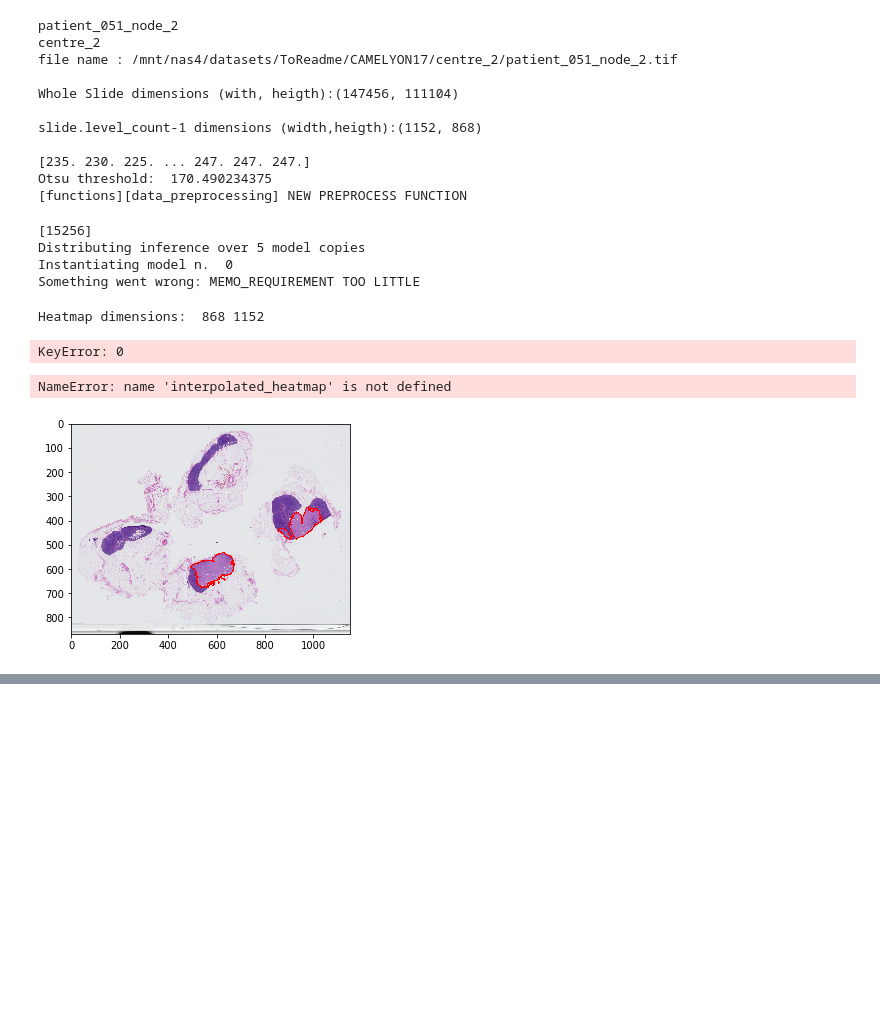
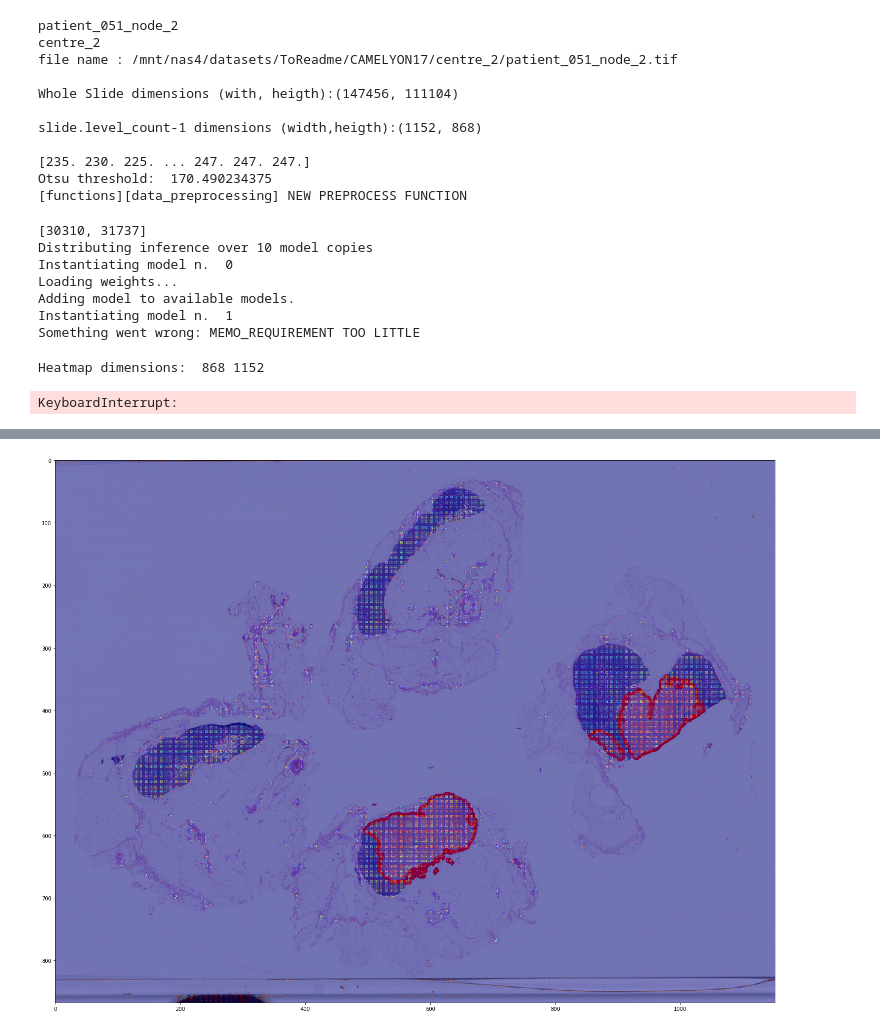
Before and after one commit to medgift/PROCESS_L3, a Jupyter notebook: DHeatmap.ipynb, the cells around one changed output, grey strips where cells are left out. Saved outputs shown, nothing was run; the diff lists cells and outputs as text; code cells hidden in the pictures; blank space fills up the shorter version.

```diff
--- a/DHeatmap.ipynb
+++ b/DHeatmap.ipynb
@@ -42,7 +42,7 @@ from googlenet import *
 from keras.preprocessing import image
 import tensorflow as tf
 
-def getModel(net_settings, num_classes=1):
+def getModel(net_settings, num_classes=1, imagenet_weights_path=""):
     '''
 		Should be modified with model type as input and returns the desired model
     '''
@@ -55,7 +55,7 @@ def getModel(net_settings, num_classes=1):
 			metrics=['accuracy'])
     	return model
     elif net_settings['model_type'] == 'resnet101':
-	model = resnet101_model(224, 224, 3, 1)
+	model = resnet101_model(224, 224, 3, 1,imagenet_weights_path)
 	return model
     elif net_settings['model_type']=='inceptionv3':
         base_model = keras.applications.inception_v3.InceptionV3(include_top=True, weights='imagenet')
@@ -84,6 +85,8 @@ config.read(CONFIG_FILE)
 input_file = config.get("input", "file_name")
 xml_source = config.get("settings", "xml_source_fld")
 data_folder = config.get("settings", "source_fld")
+imagenet_weights_path = config.get("input", "imagenet_weights")
+model_weights=config.get("input", "model_weights")
 # %%
 os.environ["CUDA_VISIBLE_DEVICES"]="0"
 config = tf.ConfigProto()
@@ -208,19 +211,22 @@ print "Distributing inference over {} model copies".format(n_models)
 for i in range(0, n_models):
     try:
         print "Instantiating model n. ", i
-        nmodel=getModel(settings)
+        nmodel=getModel(settings, imagenet_weights_path=imagenet_weights_path)
         print "Loading weights..."
-        nmodel.load_weights(folder+'tumor_classifier.h5')
+        nmodel.load_weights(model_weights)
         print "Adding model to available models."
         dmodels[i]=nmodel
         i+=1
     except:
-        print "Something went wrong: MEMO_REQUIREMENT TOO LITTLE"
+        print "Something went wrong. Check the memory status. Otherwise failed loading model weights"
         break
 # %% [output]
-[15256]
-Distributing inference over 5 model copies
+[30310, 31737]
+Distributing inference over 10 model copies
 Instantiating model n.  0
+Loading weights...
+Adding model to available models.
+Instantiating model n.  1
 Something went wrong: MEMO_REQUIREMENT TOO LITTLE
 # %%
 import multiprocessing
@@ -305,15 +311,9 @@ plt.rcParams['figure.figsize']=(25,25)
 plt.imshow(im_contour)
 #plt.imshow(heatmap, alpha=0.5)
 plt.imshow(interpolated_heatmap, alpha=0.5)
+plf.savefig('results/{}_interpolated'.format(file_name))
 # %% [output]
-KeyError: 0
+KeyboardInterrupt:
-# %%
-plt.imshow(im_contour)
-#plt.imshow(heatmap, alpha=0.5)
-plt.imshow(interpolated_heatmap[np.argwhere(interpolated_heatmap>0.5)], alpha=0.5, cmap='jet')
-# %% [output]
-NameError: name 'interpolated_heatmap' is not defined
-[figure, removed]
 # %%
 interpolated_heatmap = interpolate.griddata(points, values,
                                       (grid_x, grid_y),
@@ -325,3 +325,9 @@ plt.rcParams['figure.figsize']=(25,25)
 plt.imshow(im_contour)
 #plt.imshow(heatmap, alpha=0.5)
 plt.imshow(heatmap, cmap="jet", alpha=0.5)
+plt.savefig('results/{}'.format(file_name))
+f=open('results/{}_log.txt'.format(file_name),'w')
+f.write('Number of patches analysed: {}\n'.format(np.sum(seen)))
+f.write('Elapsed time: {} s'.format(end_time-start_time))
+f.close()
+# %% [output]
@@ -327,0 +336 @@ plt.imshow(heatmap, cmap="jet", alpha=0.5)
+[figure, added]
```
Also changed, not shown: parts of 14 cells of this notebook, 13 other files.
